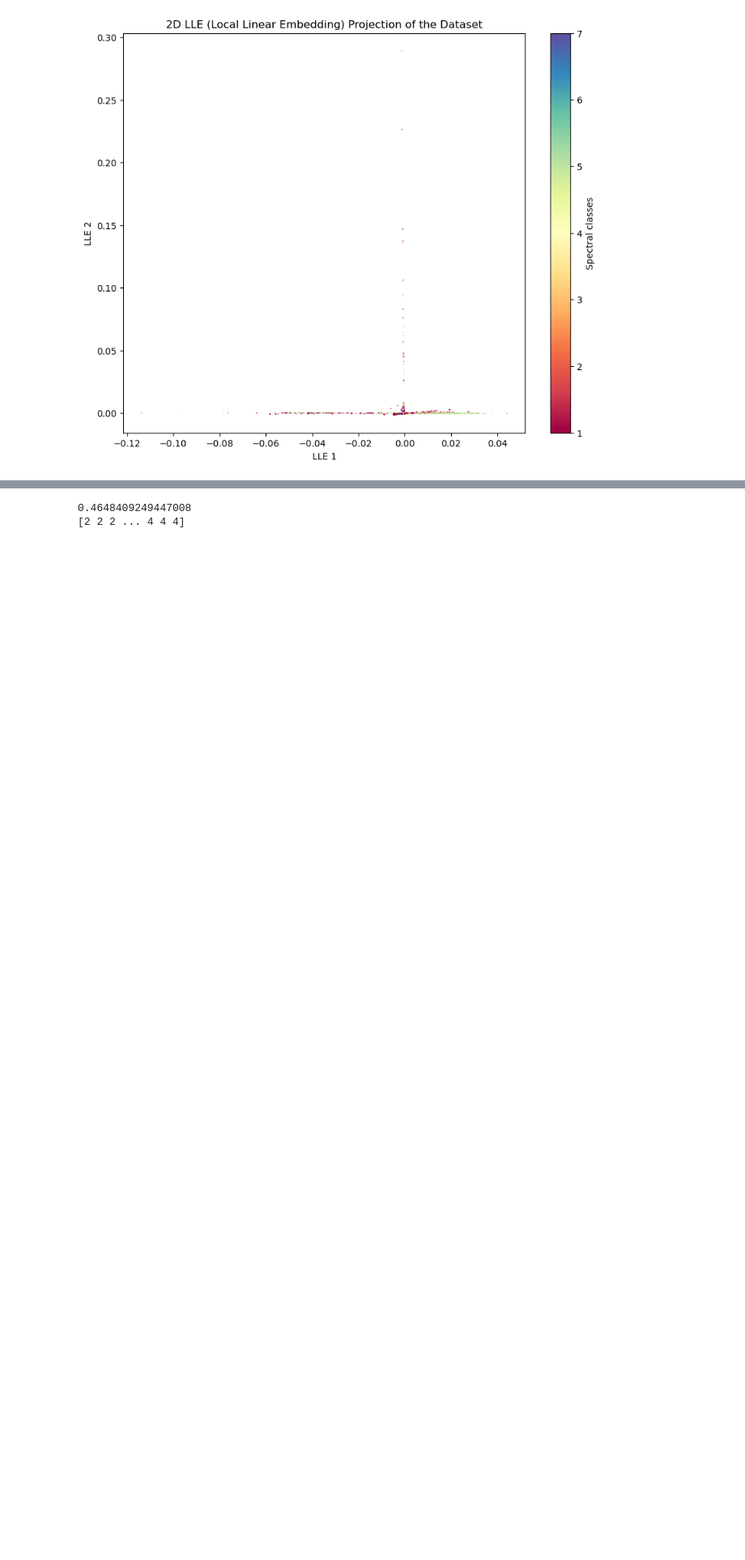
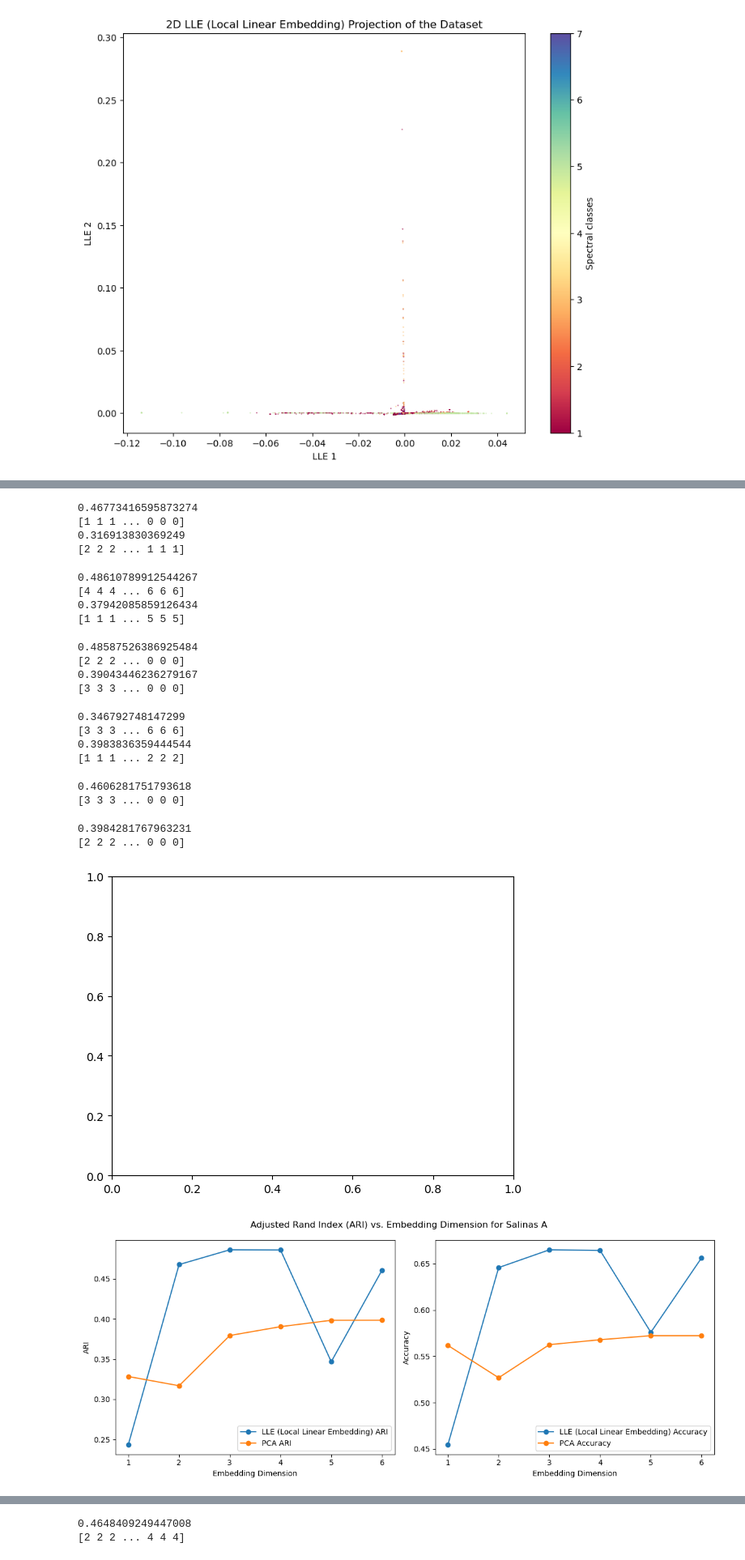
Before and after one commit to seolibek/Tufts2024, a Jupyter notebook: LLE.ipynb, the cells around one changed output, grey strips where cells are left out. Shown at 81% size. Saved outputs shown, nothing was run; the diff lists cells and outputs as text; code cells hidden in the pictures; blank space fills up the shorter version.

Commit message:
LLE with Embedding Dimension & Number of Neighbors

```diff
--- a/LLE.ipynb
+++ b/LLE.ipynb
@@ -51,8 +51,8 @@ LLE_projection_2d(HSI,GT,5)
 # %% [output]
 [figure]
 # %%
-def visualize_lle(hsi_data,num_neighbors,title=''):
-    LLE = LocallyLinearEmbedding(n_neighbors=num_neighbors,n_components=3)
+def visualize_lle(hsi_data,num_neighbors=1000,title='',num_components=3):
+    LLE = LocallyLinearEmbedding(n_neighbors=num_neighbors,n_components=num_components)
     u = LLE.fit_transform(hsi_data)
     plt.title(title, fontsize=18)
     return u
@@ -65,10 +65,9 @@ def compare_pca(data,ground_truth,dataset_name,compare_dim = 'None',compare_neig
     pca_ari = []
     pca_aligned_acc = []
     dims = [200,400,600,800,1000,1200]
-    pca_dims = [1,2,3,4,5,6,10,30,50,100,150,200]
     if (compare_neighbors):
         for i in range(1,len(dims)):
-            lle_plot = visualize_lle(data,num_neighbors=dims[i])
+            lle_plot = visualize_lle(data,num_components=3,num_neighbors=dims[i])
             k_means_lle_ari, k_means_lle_labels = k_means(ground_truth,dim_reduced_data = lle_plot, n_components = 3, method = "LLE")
             k_means_pca_ari, k_means_pca_labels = k_means(ground_truth, data = data, n_components= 3, method = "PCA")
 
@@ -81,4 +80,22 @@ def compare_pca(data,ground_truth,dataset_name,compare_dim = 'None',compare_neig
             lle_aligned_acc.append(lle_acc)
             pca_aligned_acc.append(pca_acc)
         dims = dims[1:]
-        plot(dims,lle_ari, pca_ari,lle_aligned_acc,pca_aligned_acc, plot_title = 'Adjusted Rand Index (ARI) vs. Number of Neighbors for' + dataset_name, x_label = 'Number of Neighbors', dim_label = 'LLE (Local Linear Embedding)')
+        plot(dims,lle_ari, pca_ari,lle_aligned_acc,pca_aligned_acc, plot_title = 'Adjusted Rand Index (ARI) vs. Number of Neighbors for ' + dataset_name, x_label = 'Number of Neighbors', dim_label = 'LLE (Local Linear Embedding)')
+    if (compare_dim):
+        dims = [1,2,3,4,5,6]
+        for i in range(len(dims)):
+            lle_plot = visualize_lle(data,num_neighbors=1000,num_components=dims[i])
+
+            k_means_tsne_ari, k_means_tsne_labels = k_means(ground_truth,dim_reduced_data = lle_plot, n_components = dims[i], method = "LLE")
+            k_means_pca_ari, k_means_pca_labels = k_means(ground_truth, data = data, n_components= dims[i], method = "PCA")
+
+            lle_ari.append(k_means_tsne_ari)
+            pca_ari.append(k_means_pca_ari)
+
+            tsne_acc = calculate_aligned_accuracy(ground_truth, k_means_tsne_labels)
+            pca_acc = calculate_aligned_accuracy(ground_truth, k_means_pca_labels)
+
+            lle_aligned_acc.append(tsne_acc)
+            pca_aligned_acc.append(pca_acc)
+
+        plot(dims,lle_ari,pca_ari,lle_aligned_acc,pca_aligned_acc, plot_title = 'Adjusted Rand Index (ARI) vs. Embedding Dimension for ' + dataset_name, x_label = 'Embedding Dimension', dim_label = 'LLE (Local Linear Embedding)')
@@ -109,0 +131,3 @@ compare_pca(HSI,GT,"Salinas A", compare_neighbors=True)
+# %%
+compare_pca(HSI,GT,"Salinas A", compare_dim=True,compare_neighbors=False)
+# %% [output]
@@ -110,3 +138,25 @@ compare_pca(HSI,GT,"Salinas A", compare_neighbors=True)
+0.46773416595873274
+[1 1 1 ... 0 0 0]
+0.316913830369249
+[2 2 2 ... 1 1 1]
+0.48610789912544267
+[4 4 4 ... 6 6 6]
+0.37942085859126434
+[1 1 1 ... 5 5 5]
+0.48587526386925484
+[2 2 2 ... 0 0 0]
+0.39043446236279167
+[3 3 3 ... 0 0 0]
+0.346792748147299
+[3 3 3 ... 6 6 6]
+0.3983836359444544
+[1 1 1 ... 2 2 2]
+0.4606281751793618
+[3 3 3 ... 0 0 0]
+0.3984281767963231
+[2 2 2 ... 0 0 0]
+[figure, added]
+[figure, added]
 # %% [markdown]
 # Below is an implementation of the [Locally Linear Embedding function](https://scikit-learn.org/stable/modules/generated/sklearn.manifold.locally_linear_embedding.html)
 
```
Also changed, not shown: parts of 5 cells of this notebook.
